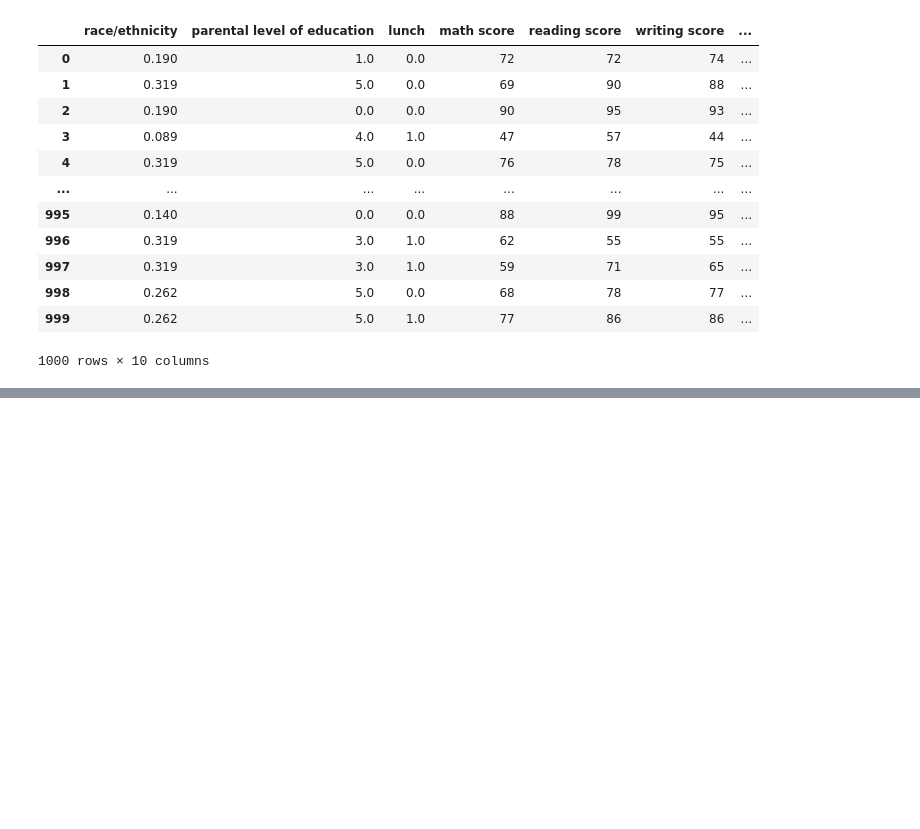
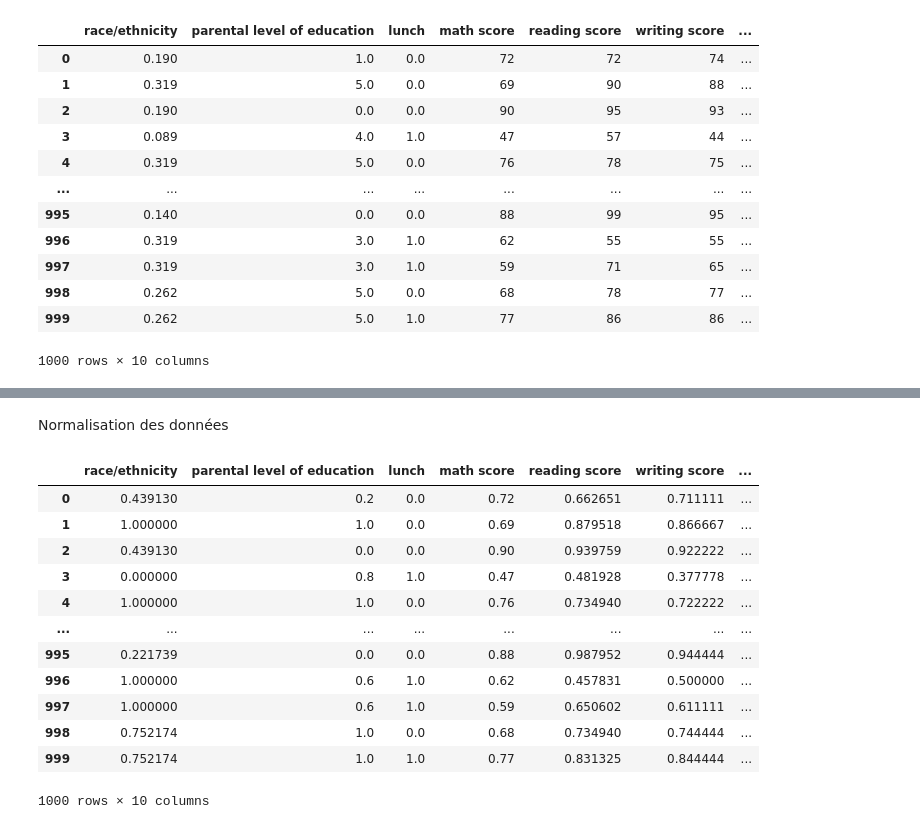
Before and after one commit to 2675781-creator/UA3ProjetPerformanceAcademiqueEtudiants, a Jupyter notebook: projet_UA3.ipynb, the cells around one changed output, grey strips where cells are left out. Drawn from its saved outputs; the diff is of its cells as text; code cells hidden in the pictures; blank space fills up the shorter version.

Commit message:
normalisation

```diff
--- a/projet_UA3.ipynb
+++ b/projet_UA3.ipynb
@@ -210,0 +212,26 @@ df
+# %% [markdown]
+Normalisation des données
+# %%
+
+scaler = MinMaxScaler()
+
+scaler.set_output(transform="pandas")
+
+scaler.fit(df)
+
+
+scaler.transform(df)
+# %% [output]
+|  | race/ethnicity | parental level of education | lunch | math score | reading score | writing score | ... |
+| 0 | 0.439130 | 0.2 | 0.0 | 0.72 | 0.662651 | 0.711111 | ... |
+| 1 | 1.000000 | 1.0 | 0.0 | 0.69 | 0.879518 | 0.866667 | ... |
+| 2 | 0.439130 | 0.0 | 0.0 | 0.90 | 0.939759 | 0.922222 | ... |
+| 3 | 0.000000 | 0.8 | 1.0 | 0.47 | 0.481928 | 0.377778 | ... |
+| 4 | 1.000000 | 1.0 | 0.0 | 0.76 | 0.734940 | 0.722222 | ... |
+| ... | ... | ... | ... | ... | ... | ... | ... |
+| 995 | 0.221739 | 0.0 | 0.0 | 0.88 | 0.987952 | 0.944444 | ... |
+| 996 | 1.000000 | 0.6 | 1.0 | 0.62 | 0.457831 | 0.500000 | ... |
+| 997 | 1.000000 | 0.6 | 1.0 | 0.59 | 0.650602 | 0.611111 | ... |
+| 998 | 0.752174 | 1.0 | 0.0 | 0.68 | 0.734940 | 0.744444 | ... |
+| 999 | 0.752174 | 1.0 | 1.0 | 0.77 | 0.831325 | 0.844444 | ... |
+1000 rows × 10 columns
```
Also changed, not shown: parts of 3 cells of this notebook.
